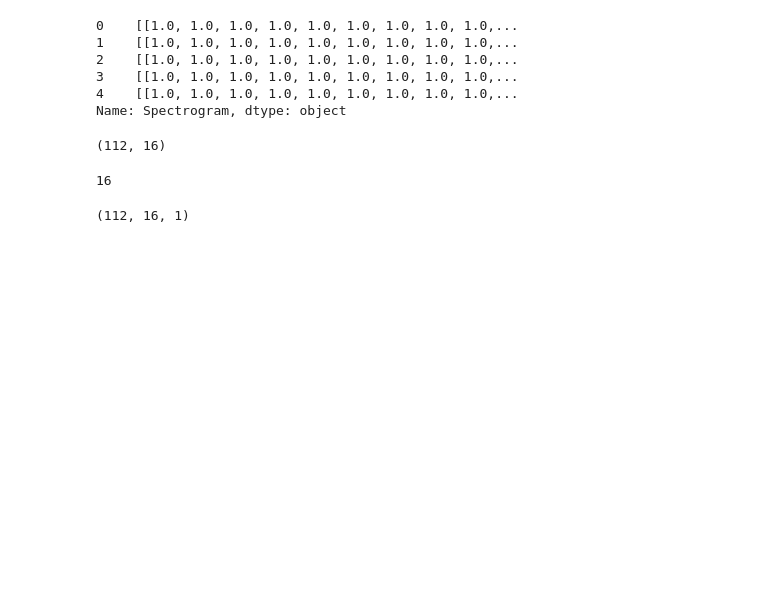
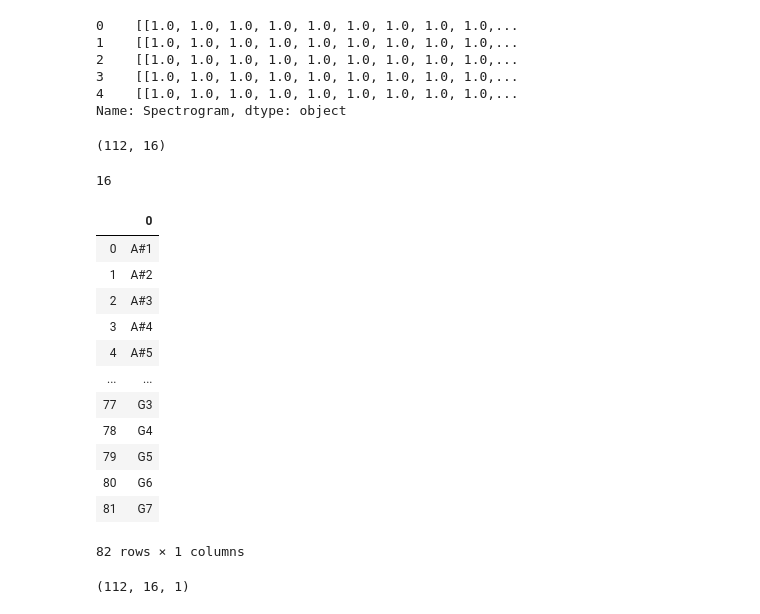
Before and after one commit to susiexia/AI_Music, a Jupyter notebook: Code/Pitch_Francis_SaveModel.ipynb, the cells around one changed output. Saved outputs shown, nothing was run; the diff lists cells and outputs as text; code cells hidden in the pictures; blank space fills up the shorter version.

```diff
--- a/Code/Pitch_Francis_SaveModel.ipynb
+++ b/Code/Pitch_Francis_SaveModel.ipynb
@@ -116,3 +92,22 @@ X_train, X_test, y_train, y_test = train_test_split(X, y, random_state=83)
 # onehotencoder = OneHotEncoder()
 y_test_hot = to_categorical(y_test)
 y_train_hot = to_categorical(y_train)
+# %%
+# save pitch name
+CV_pitch_name = le.classes_
+CV_pitch_df = pd.DataFrame(CV_pitch_name)
+CV_pitch_df
+# %% [output]
+|  | 0 |
+| 0 | A#1 |
+| 1 | A#2 |
+| 2 | A#3 |
+| 3 | A#4 |
+| 4 | A#5 |
+| ... | ... |
+| 77 | G3 |
+| 78 | G4 |
+| 79 | G5 |
+| 80 | G6 |
+| 81 | G7 |
+82 rows × 1 columns
```
Also changed, not shown: parts of 7 cells of this notebook, 3 other files.
